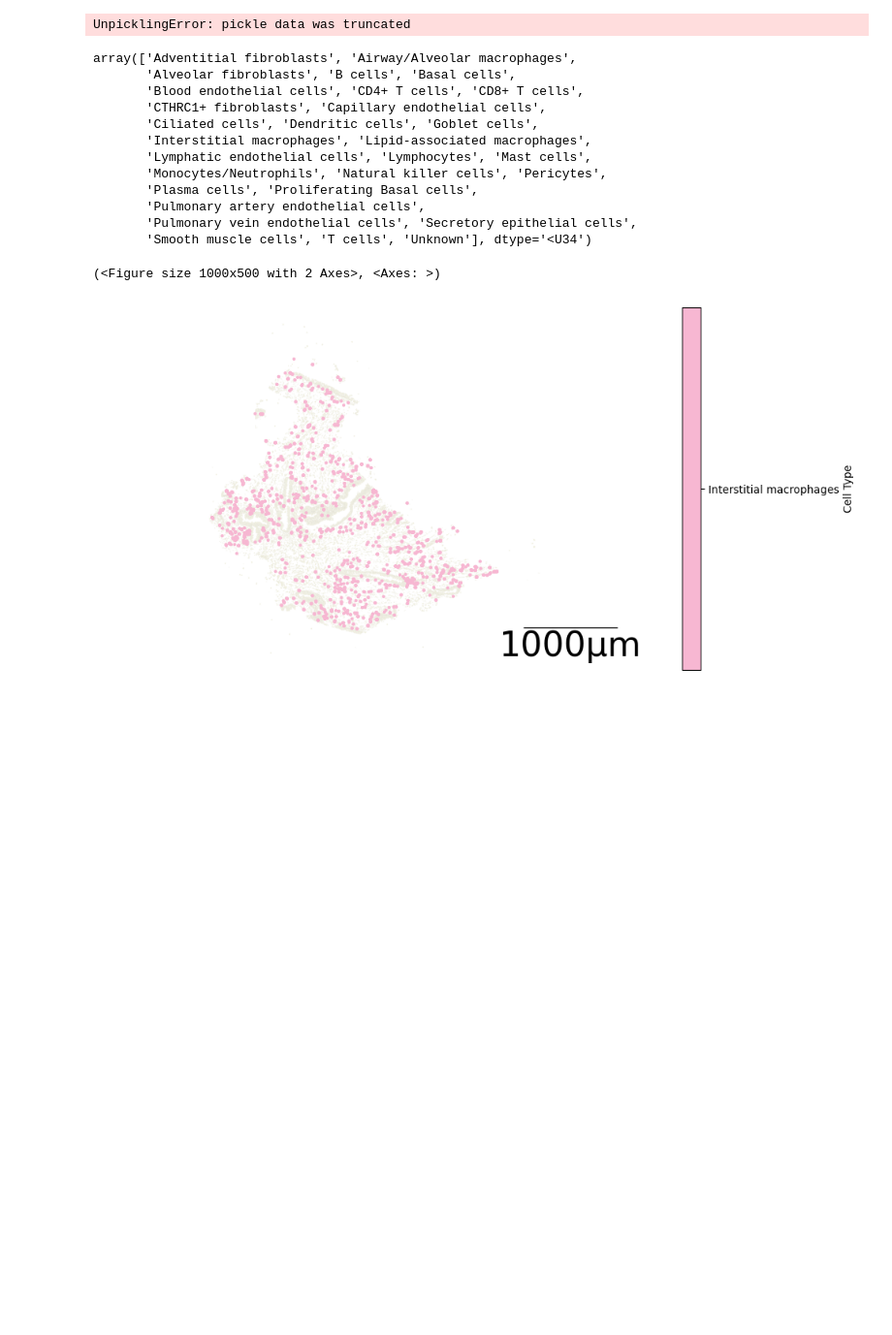
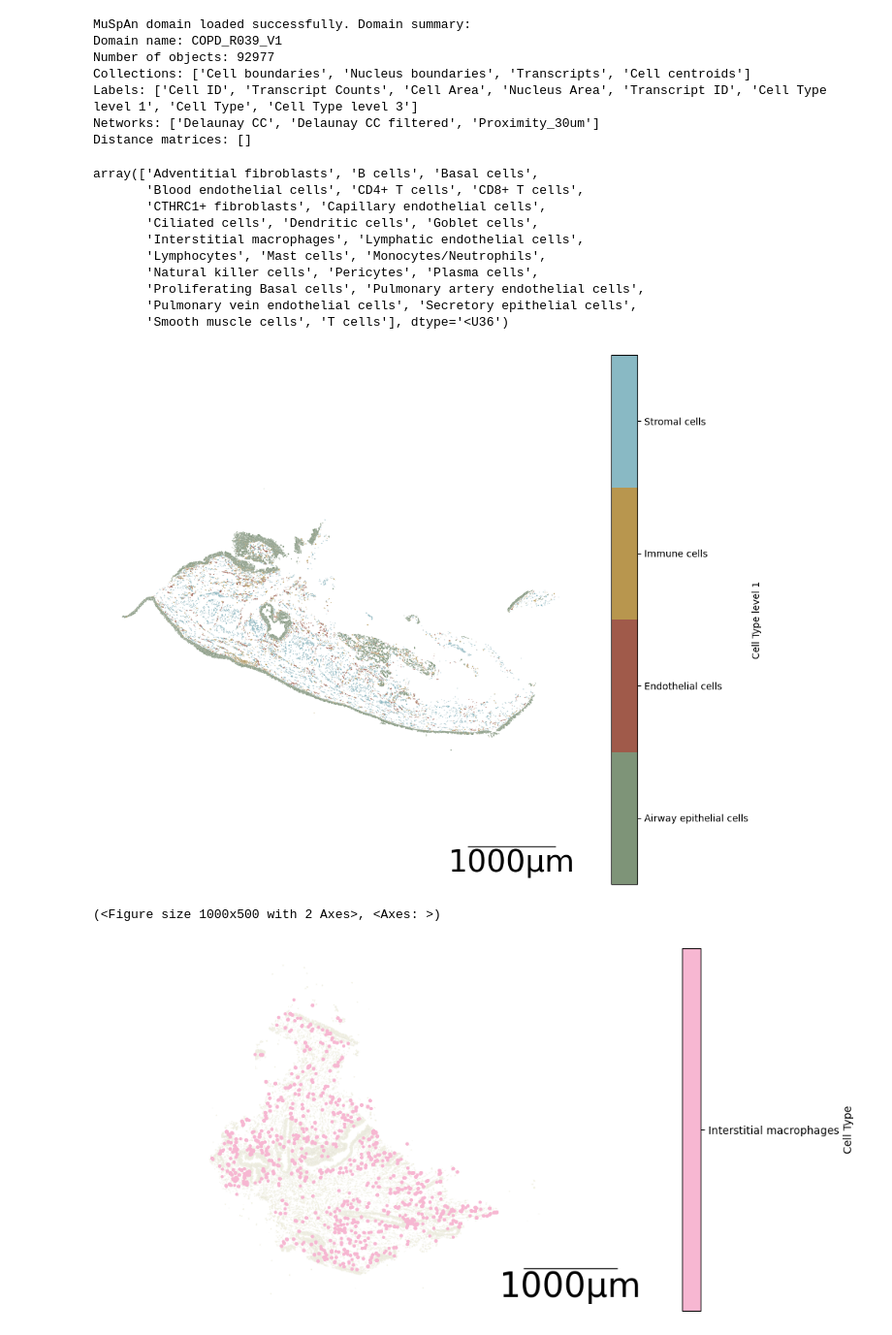
Before and after one commit to spatts14/AirScape_analysis, a Jupyter notebook: notebooks/visualize_muspan.ipynb, the cells around one changed output. Shown at 97% size. Cells and saved outputs as stored; diff of their text form; code cells hidden in the pictures; blank space fills up the shorter version.

```diff
--- a/notebooks/visualize_muspan.ipynb
+++ b/notebooks/visualize_muspan.ipynb
@@ -14,24 +15,54 @@ import muspan as ms
 # domain = ms.io.load_domain("/Volumes/phenotypingsputumasthmaticsaurorawellcomea1/live/Sara_Patti/009_ST_Xenium/output/muspan/domains/COPD_R041_V2_muspan_domain.muspan")
 
 # TREATMENT
-domain = ms.io.load_domain("/Volumes/phenotypingsputumasthmaticsaurorawellcomea1/live/Sara_Patti/009_ST_Xenium/output/muspan/domains/COPD_R003_V2_muspan_domain.muspan")
+domain = ms.io.load_domain("/Volumes/phenotypingsputumasthmaticsaurorawellcomea1/live/Sara_Patti/009_ST_Xenium/output/muspan/domains/COPD_R039_V1_muspan_domain.muspan")
 # %% [output]
-UnpicklingError: pickle data was truncated
+MuSpAn domain loaded successfully. Domain summary:
+Domain name: COPD_R039_V1
+Number of objects: 92977
+Collections: ['Cell boundaries', 'Nucleus boundaries', 'Transcripts', 'Cell centroids']
+Labels: ['Cell ID', 'Transcript Counts', 'Cell Area', 'Nucleus Area', 'Transcript ID', 'Cell Type level 1', 'Cell Type', 'Cell Type level 3']
+Networks: ['Delaunay CC', 'Delaunay CC filtered', 'Proximity_30um']
+Distance matrices: []
+# %%
+output_dir = Path(f"/Volumes/phenotypingsputumasthmaticsaurorawellcomea1/live/Sara_Patti/009_ST_Xenium/output/muspan/manual_visualizations/{domain.name}")
+output_dir.mkdir(parents=True, exist_ok=True)
 # %%
 np.unique(domain.labels["Cell Type"]["labels"])
 # %% [output]
-array(['Adventitial fibroblasts', 'Airway/Alveolar macrophages',
-       'Alveolar fibroblasts', 'B cells', 'Basal cells',
+array(['Adventitial fibroblasts', 'B cells', 'Basal cells',
        'Blood endothelial cells', 'CD4+ T cells', 'CD8+ T cells',
        'CTHRC1+ fibroblasts', 'Capillary endothelial cells',
        'Ciliated cells', 'Dendritic cells', 'Goblet cells',
-       'Interstitial macrophages', 'Lipid-associated macrophages',
-       'Lymphatic endothelial cells', 'Lymphocytes', 'Mast cells',
-       'Monocytes/Neutrophils', 'Natural killer cells', 'Pericytes',
-       'Plasma cells', 'Proliferating Basal cells',
-       'Pulmonary artery endothelial cells',
+       'Interstitial macrophages', 'Lymphatic endothelial cells',
+       'Lymphocytes', 'Mast cells', 'Monocytes/Neutrophils',
+       'Natural killer cells', 'Pericytes', 'Plasma cells',
+       'Proliferating Basal cells', 'Pulmonary artery endothelial cells',
        'Pulmonary vein endothelial cells', 'Secretory epithelial cells',
-       'Smooth muscle cells', 'T cells', 'Unknown'], dtype='<U34')
+       'Smooth muscle cells', 'T cells'], dtype='<U36')
+# %%
+boundCells = ms.query.query(domain, ("Collection",), "is", "Cell boundaries")
+# %%
+ms.visualise.visualise(
+    domain,
+    color_by=("label", "Cell Type level 1"),
+    objects_to_plot=boundCells,
+    shape_kwargs=dict(alpha=1, linewidth=0.01, edgecolor="#00000000"),
+    add_scalebar=True,
+    scalebar_kwargs={
+        "size": 1000,
+        "label": "1000µm",
+        "loc": "lower right",
+        "pad": 0.1,
+        "color": "black",
+        "frameon": False,
+        "size_vertical": 2,
+    },
+)
+plt.savefig(output_dir / "level_1_cell_types_boundaries.png", bbox_inches="tight", dpi=300)
+plt.savefig(output_dir / "level_1_cell_types_boundaries.pdf", bbox_inches="tight", dpi=600)
+# %% [output]
+[figure, added]
 # %%
 cell1 = 'Interstitial macrophages'
 cell2 = 'Interstitial macrophages'
```
Also changed, not shown: parts of 2 cells of this notebook, 2 other files.
